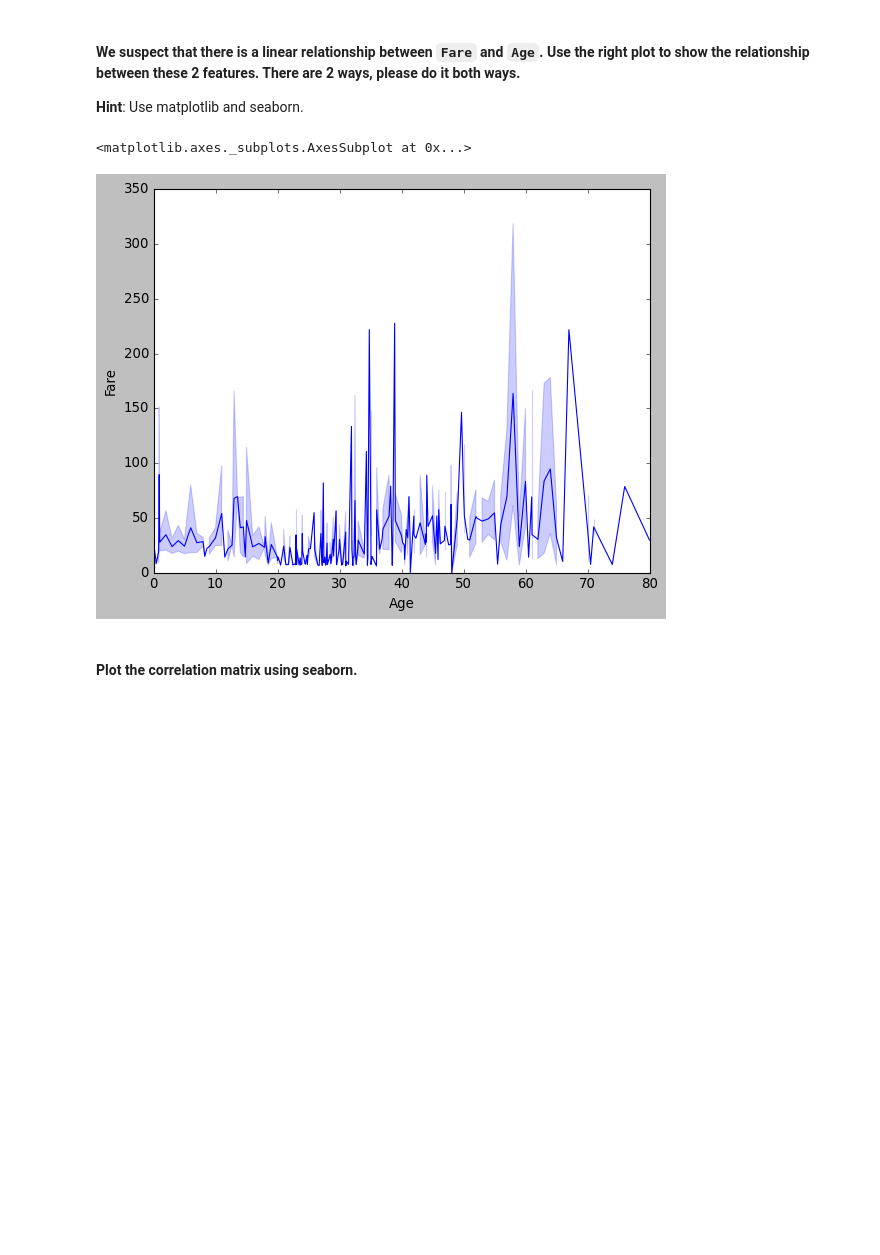
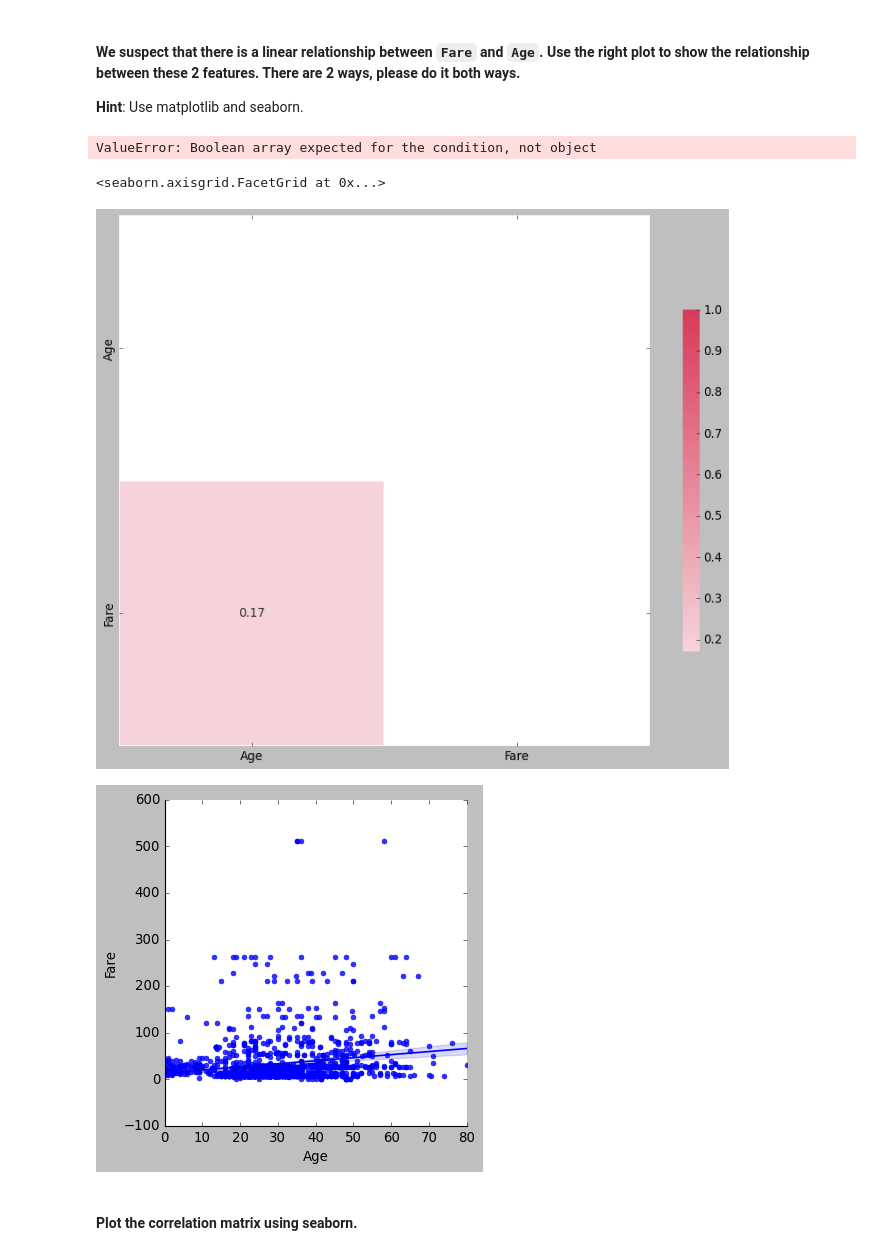
Before and after one commit to Adonis232/dataptmad0420, a Jupyter notebook: module-2/matplotlib-seaborn/your-code/main.ipynb, the cells around one changed output. Drawn from its saved outputs; the diff is of its cells as text; code cells hidden in the pictures; blank space fills up the shorter version.

```diff
--- a/module-2/matplotlib-seaborn/your-code/main.ipynb
+++ b/module-2/matplotlib-seaborn/your-code/main.ipynb
@@ -414,11 +411,40 @@ that I chose to do this in a violin plot, thats the most
 # %%
-# Method 2 - seaborn
+# Method 1 - matplotlib
 # your code here
+fig,ax1 = plt.subplots()
 
-sns.lineplot(data=titanic,x='Age',y='Fare')
+
+y = titanic['Age']
+x = titanic['Fare']
+
+
+plt.plot
+titanic.plot('Age', y=titanic[['Age','Fare']])
 # %% [output]
-<matplotlib.axes._subplots.AxesSubplot at 0x...>
+ValueError: Boolean array expected for the condition, not object
-[figure, removed]
+# %%
+# Method 2 - seaborn
+# your code here
+
+corr = titanic[['Age','Fare']].corr()
+
+mask = np.triu(np.ones_like(corr, dtype=np.bool))
+mask[np.triu_indices_from(mask)] = True
+
+fig, ax = plt.subplots(figsize=(12,12))
+
+cmap = sns.diverging_palette(1,5,as_cmap=True)
+
+sns.heatmap(corr, mask=mask, cmap=cmap, annot=True, vmax=1, center=0,
+           square=True, linewidth=1,cbar_kws={'shrink':.5})
+
+##########
+
+sns.lmplot(data=titanic,x='Age',y='Fare')
+# %% [output]
+<seaborn.axisgrid.FacetGrid at 0x...>
+[figure, added]
+[figure, added]
 # %% [markdown]
 #### Plot the correlation matrix using seaborn.
 # %%
```
Also changed, not shown: parts of 1 cell of this notebook.
